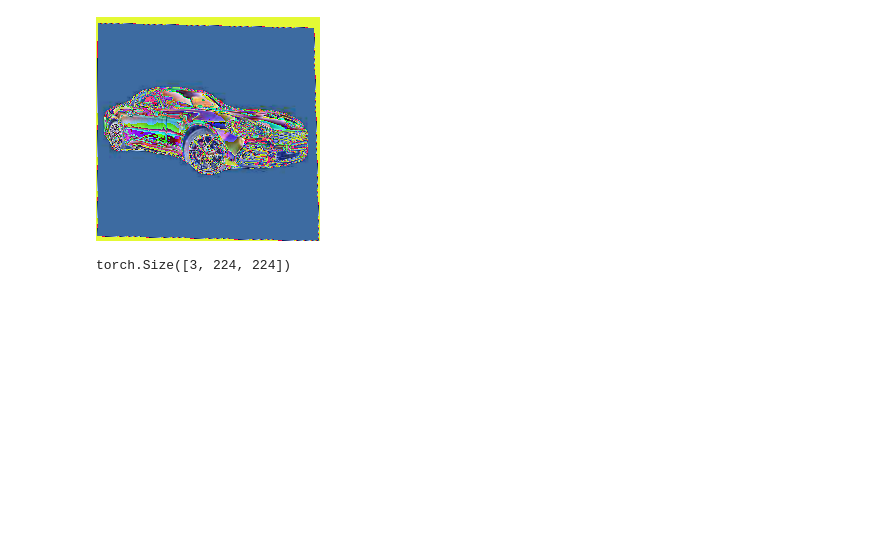
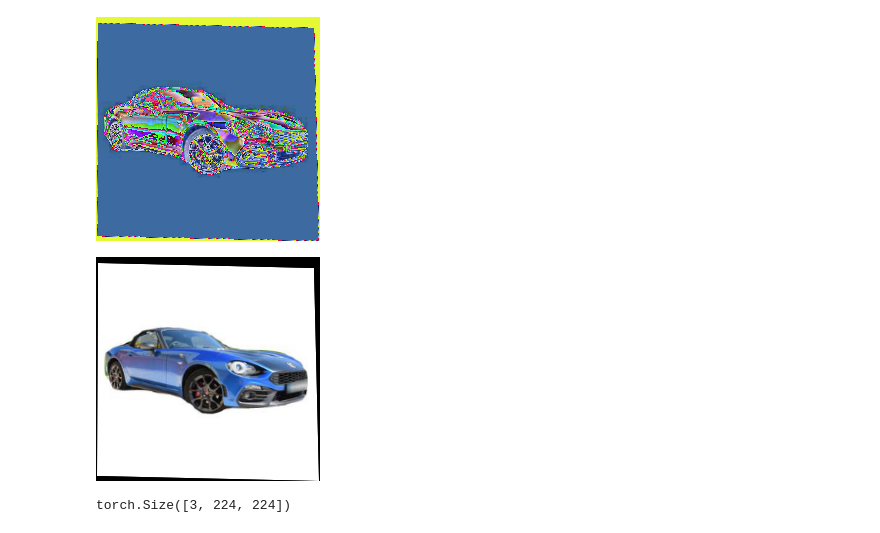
Before and after one commit to hmd101/deepCars, a Jupyter notebook: src/training.ipynb, the cells around one changed output. Saved outputs shown, nothing was run; the diff lists cells and outputs as text; code cells hidden in the pictures; blank space fills up the shorter version.

```diff
--- a/src/training.ipynb
+++ b/src/training.ipynb
@@ -271,9 +271,14 @@ val_loader = torch.utils.data.DataLoader(val_set, batch_size=len(val_set), shuff
 # %%
 test_point_transf = train_set[12]
 post_transf = torchvision.transforms.functional.to_pil_image(test_point_transf[0])
+inv_transf = torchvision.transforms.functional.to_pil_image(inverse_transform(test_point_transf[0], mean=img_rgb_mean, std=img_rgb_std))
 post_transf
 # %% [output]
 [figure]
+# %%
+inv_transf
+# %% [output]
+[figure, added]
 # %%
 test_point_transf[0].shape
 # %% [output]
```
Also changed, not shown: parts of 10 cells of this notebook.
